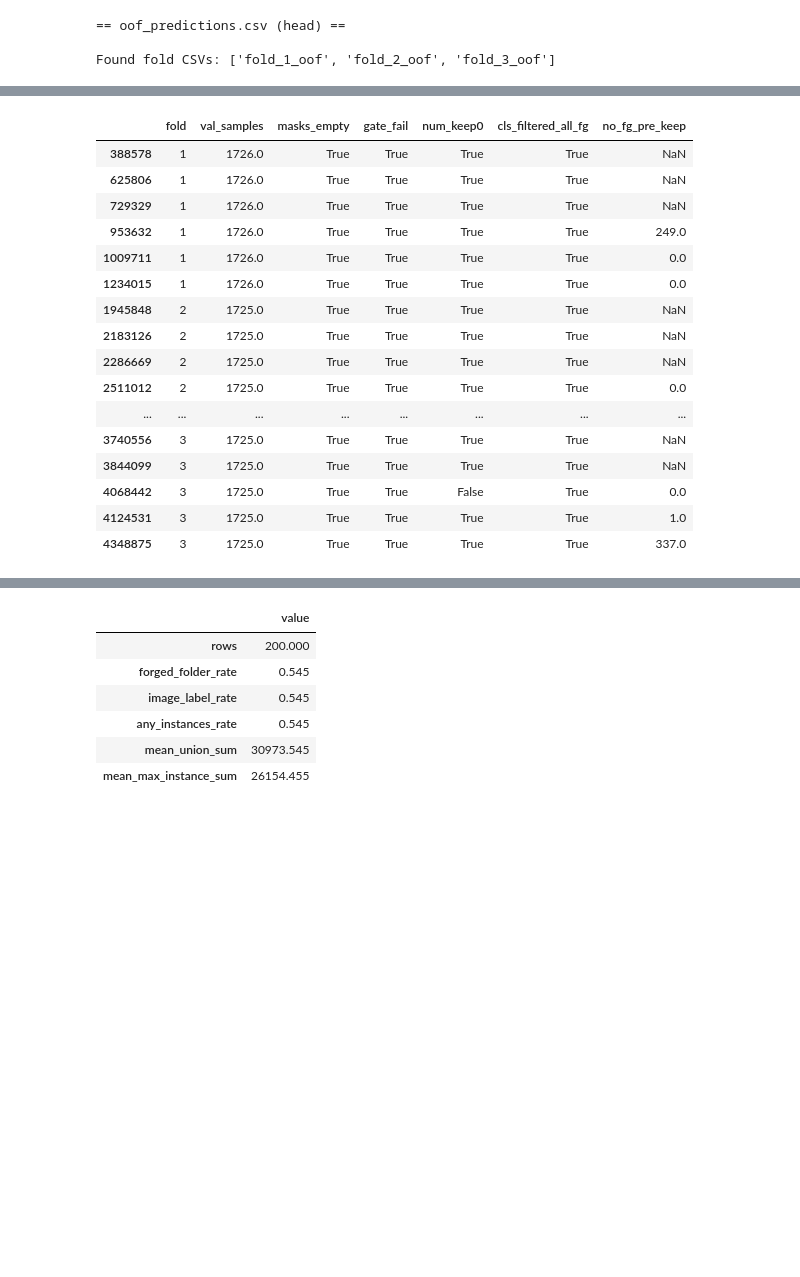
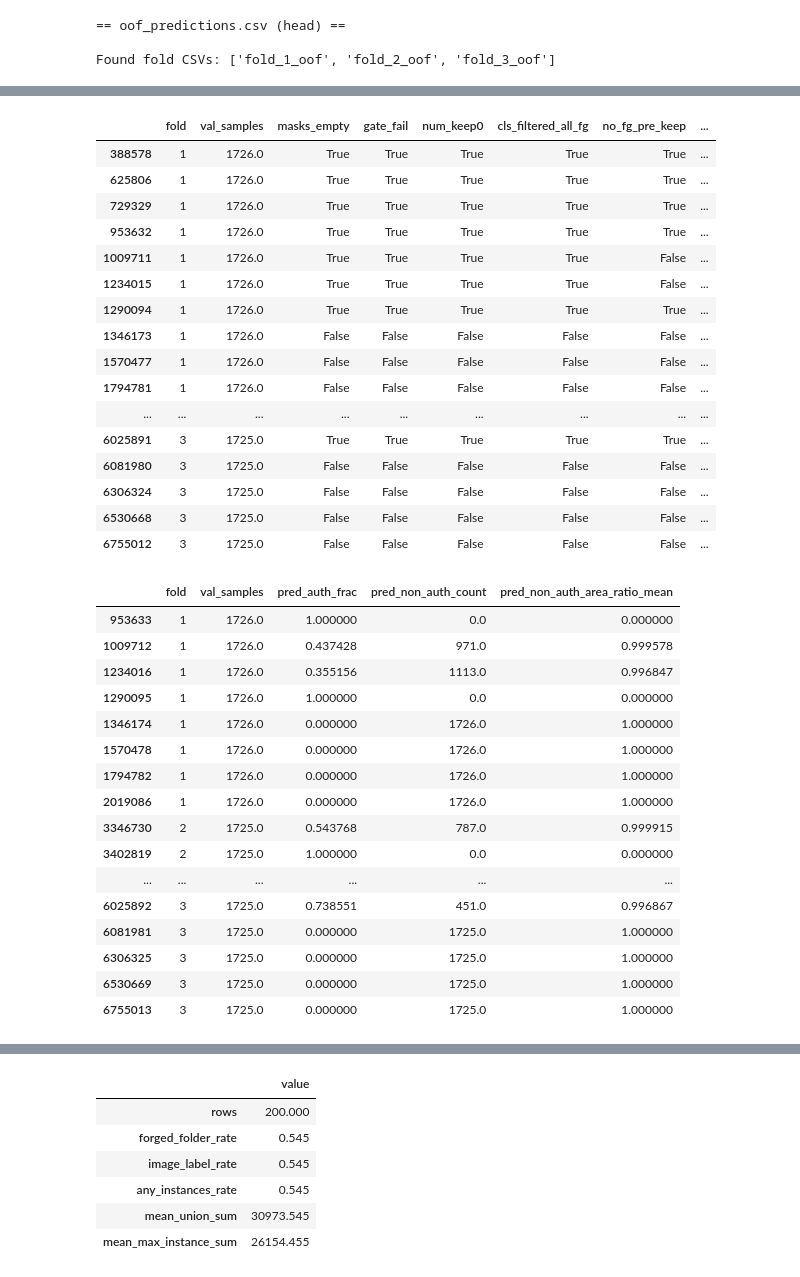
Before and after one commit to piiop/RecodAI_LUC, a Jupyter notebook: notebooks/cv_analysis.ipynb, the cells around one changed output, grey strips where cells are left out. Cells and saved outputs as stored; diff of their text form; code cells hidden in the pictures; blank space fills up the shorter version.

```diff
--- a/notebooks/cv_analysis.ipynb
+++ b/notebooks/cv_analysis.ipynb
@@ -99,7 +99,7 @@ def load_run(names):
     raise FileNotFoundError(f"Not found under OOF_ROOT: {name}")
 
 # Use load_run(name | [names]) to load one or more CV runs or loose files from experiments/oof_results/
-runs = load_run(["gate_pass_TRUE"])  # or: load_run("mini_smoke"), load_run("oof_predictions.csv")
+runs = load_run(["anti_collapse_wcls2_strong_auth_penalty"])  # or: load_run("mini_smoke"), load_run("oof_predictions.csv")
 
 print("Loaded:")
 if isinstance(runs, dict) and "name" not in runs:
@@ -168,14 +168,15 @@ gate_pass_TRUE
 ## CollapseLogger
 # %%
 # ---- Use an already-loaded run from `runs` ----
-run = runs["gate_pass_TRUE"]  # must exist in `runs`
+run = runs["anti_collapse_wcls2_strong_auth_penalty"]  # must exist in `runs`
 
-OOF_RUN_DIR = run["path"]
+OOF_RUN_DIR = Path(run["path"])
 oof_metrics = run["metrics"] or {}
 oof_predictions = run["oof"]
 fold_dfs = run["folds"]
 
 print("\n== oof_predictions.csv (head) ==")
+display(oof_predictions.head() if oof_predictions is not None else None)
 
 print("\nFound fold CSVs:", list(fold_dfs.keys()))
 # %% [output]
@@ -362,13 +368,14 @@ fold3 tables:
 # %%
+# TODO: Doublecheck this works with new organization
 # Convenience: key summaries across ALL loaded debug tables
 
 def concat_tables(name_contains: str):
     dfs = []
-    for (fold, rel), df in collapse_tables.items():
-        if name_contains.lower() in rel.lower():
+    for (fold, fname), df in collapse_tables.items():
+        if name_contains.lower() in fname.lower():
             d = df.copy()
             d["fold"] = fold
-            d["_source"] = rel
+            d["_source"] = fname
             dfs.append(d)
     return pd.concat(dfs, ignore_index=True) if dfs else pd.DataFrame()
 
@@ -717,52 +724,73 @@ def _extract_debug_event(df: pd.DataFrame, tag: str) -> pd.DataFrame:
 oof_inf = _extract_debug_event(dbg, "oof_inference_debug")
 oof_area = _extract_debug_event(dbg, "oof_pred_area_stats")
 
 if len(oof_inf) == 0:
     print("No oof_inference_debug events found in dbg (check debug jsonl ingestion).")
 else:
-    # keep only the key fields we care about (and anything else that exists)
     cols = [
         "fold", "val_samples",
         "masks_empty", "gate_fail", "num_keep0", "cls_filtered_all_fg", "no_fg_pre_keep",
         "rates.masks_empty", "rates.gate_fail", "rates.num_keep0", "rates.cls_filtered_all_fg", "rates.no_fg_pre_keep",
         "max_cls_prob.mean", "max_cls_prob.p95", "max_cls_prob.max",
         "max_mask_prob.mean", "max_mask_prob.p95", "max_mask_prob.max",
     ]
     keep = [c for c in cols if c in oof_inf.columns]
     oof_inf_view = oof_inf[keep].copy()
 
-    # numeric coercion (safe)
     for c in oof_inf_view.columns:
-        if c != "fold":
-            oof_inf_view[c] = pd.to_numeric(oof_inf_view[c], errors="ignore")
+        if c == "fold":
+            continue
+        try:
+            oof_inf_view[c] = pd.to_numeric(oof_inf_view[c])
+        except Exception:
+            pass
 
-    oof_inf_view = oof_inf_view.sort_values("fold") if "fold" in oof_inf_view.columns else oof_inf_view
+    if "fold" in oof_inf_view.columns:
+        oof_inf_view = oof_inf_view.sort_values("fold")
+
     display(oof_inf_view)
 
 if len(oof_area):
     cols = ["fold", "val_samples", "pred_auth_frac", "pred_non_auth_count", "pred_non_auth_area_ratio_mean"]
     keep = [c for c in cols if c in oof_area.columns]
     oof_area_view = oof_area[keep].copy()
     for c in oof_area_view.columns:
         if c != "fold":
             oof_area_view[c] = pd.to_numeric(oof_area_view[c], errors="ignore")
     oof_area_view = oof_area_view.sort_values("fold") if "fold" in oof_area_view.columns else oof_area_view
     display(oof_area_view)
 # %% [output]
-|  | fold | val_samples | masks_empty | gate_fail | num_keep0 | cls_filtered_all_fg | no_fg_pre_keep |
-| 388578 | 1 | 1726.0 | True | True | True | True | NaN |
-| 625806 | 1 | 1726.0 | True | True | True | True | NaN |
-| 729329 | 1 | 1726.0 | True | True | True | True | NaN |
-| 953632 | 1 | 1726.0 | True | True | True | True | 249.0 |
-| 1009711 | 1 | 1726.0 | True | True | True | True | 0.0 |
-| 1234015 | 1 | 1726.0 | True | True | True | True | 0.0 |
-| 1945848 | 2 | 1725.0 | True | True | True | True | NaN |
-| 2183126 | 2 | 1725.0 | True | True | True | True | NaN |
-| 2286669 | 2 | 1725.0 | True | True | True | True | NaN |
-| 2511012 | 2 | 1725.0 | True | True | True | True | 0.0 |
-| ... | ... | ... | ... | ... | ... | ... | ... |
-| 3740556 | 3 | 1725.0 | True | True | True | True | NaN |
-| 3844099 | 3 | 1725.0 | True | True | True | True | NaN |
-| 4068442 | 3 | 1725.0 | True | True | False | True | 0.0 |
-| 4124531 | 3 | 1725.0 | True | True | True | True | 1.0 |
-| 4348875 | 3 | 1725.0 | True | True | True | True | 337.0 |
+|  | fold | val_samples | masks_empty | gate_fail | num_keep0 | cls_filtered_all_fg | no_fg_pre_keep | ... |
+| 388578 | 1 | 1726.0 | True | True | True | True | True | ... |
+| 625806 | 1 | 1726.0 | True | True | True | True | True | ... |
+| 729329 | 1 | 1726.0 | True | True | True | True | True | ... |
+| 953632 | 1 | 1726.0 | True | True | True | True | True | ... |
+| 1009711 | 1 | 1726.0 | True | True | True | True | False | ... |
+| 1234015 | 1 | 1726.0 | True | True | True | True | False | ... |
+| 1290094 | 1 | 1726.0 | True | True | True | True | True | ... |
+| 1346173 | 1 | 1726.0 | False | False | False | False | False | ... |
+| 1570477 | 1 | 1726.0 | False | False | False | False | False | ... |
+| 1794781 | 1 | 1726.0 | False | False | False | False | False | ... |
+| ... | ... | ... | ... | ... | ... | ... | ... | ... |
+| 6025891 | 3 | 1725.0 | True | True | True | True | True | ... |
+| 6081980 | 3 | 1725.0 | False | False | False | False | False | ... |
+| 6306324 | 3 | 1725.0 | False | False | False | False | False | ... |
+| 6530668 | 3 | 1725.0 | False | False | False | False | False | ... |
+| 6755012 | 3 | 1725.0 | False | False | False | False | False | ... |
+|  | fold | val_samples | pred_auth_frac | pred_non_auth_count | pred_non_auth_area_ratio_mean |
+| 953633 | 1 | 1726.0 | 1.000000 | 0.0 | 0.000000 |
+| 1009712 | 1 | 1726.0 | 0.437428 | 971.0 | 0.999578 |
+| 1234016 | 1 | 1726.0 | 0.355156 | 1113.0 | 0.996847 |
+| 1290095 | 1 | 1726.0 | 1.000000 | 0.0 | 0.000000 |
+| 1346174 | 1 | 1726.0 | 0.000000 | 1726.0 | 1.000000 |
+| 1570478 | 1 | 1726.0 | 0.000000 | 1726.0 | 1.000000 |
+| 1794782 | 1 | 1726.0 | 0.000000 | 1726.0 | 1.000000 |
+| 2019086 | 1 | 1726.0 | 0.000000 | 1726.0 | 1.000000 |
+| 3346730 | 2 | 1725.0 | 0.543768 | 787.0 | 0.999915 |
+| 3402819 | 2 | 1725.0 | 1.000000 | 0.0 | 0.000000 |
+| ... | ... | ... | ... | ... | ... |
+| 6025892 | 3 | 1725.0 | 0.738551 | 451.0 | 0.996867 |
+| 6081981 | 3 | 1725.0 | 0.000000 | 1725.0 | 1.000000 |
+| 6306325 | 3 | 1725.0 | 0.000000 | 1725.0 | 1.000000 |
+| 6530669 | 3 | 1725.0 | 0.000000 | 1725.0 | 1.000000 |
+| 6755013 | 3 | 1725.0 | 0.000000 | 1725.0 | 1.000000 |
```
Also changed, not shown: parts of 9 cells of this notebook, 4 other files.
